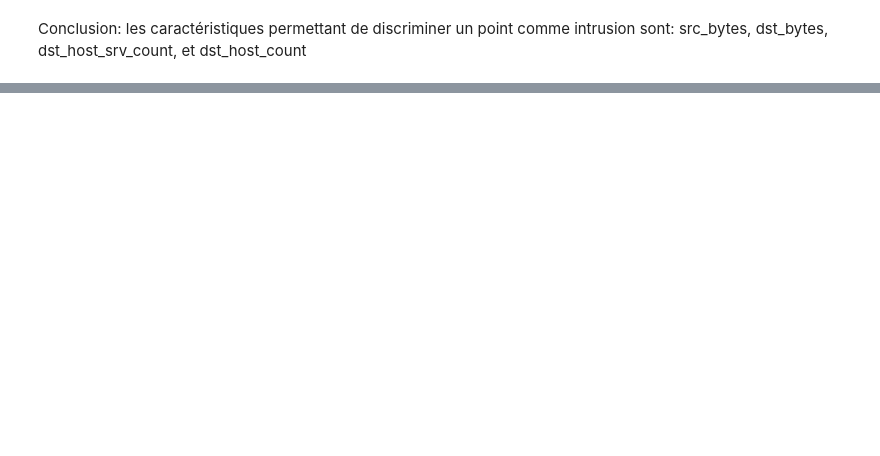
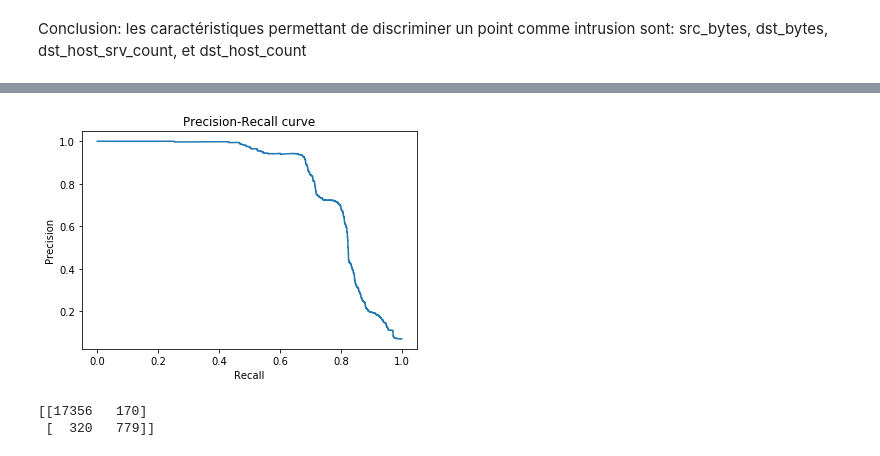
Before and after one commit to pgorisse/SIC7002, a Jupyter notebook: Neural_Network.ipynb, the cells around one changed output, grey strips where cells are left out. Drawn from its saved outputs; the diff is of its cells as text; code cells hidden in the pictures; blank space fills up the shorter version.

Commit message:
Conf. Matrix, ROC curve...

```diff
--- a/Neural_Network.ipynb
+++ b/Neural_Network.ipynb
@@ -114,7 +104,7 @@ autoencoder_seq.add(Dense(2,activation="tanh"))
 autoencoder_seq.add(Dense(int(encoding_dim/2),activation="tanh"))
 autoencoder_seq.add(Dense(encoding_dim,activation="tanh"))
 autoencoder_seq.add(Dense(input_dim,activation="tanh"))
-autoencoder_seq.compile(optimizer='adam', loss='binary_crossentropy',
+autoencoder_seq.compile(optimizer='adam', loss='mse',
              metrics=['accuracy'])
 autoencoder_seq.summary()
 
@@ -127,6 +117,6 @@ decoder = Dense(int(encoding_dim/ 2), activation='tanh')(encoder)
 decoder = Dense(int(encoding_dim), activation='tanh')(decoder)
 decoder = Dense(input_dim, activation='tanh')(decoder)
 autoencoder_func = Model(inputs=input_layer, outputs=decoder)
-autoencoder_func.compile(optimizer='adam', loss='binary_crossentropy', metrics=['accuracy'] )
+autoencoder_func.compile(optimizer='adam', loss='mse', metrics=['accuracy'] )
 autoencoder_func.summary()
 # %% [output]
@@ -150,12 +140,12 @@ _________________________________________________________________
 # %%
 # MODEL TRAINING
 
-nb_epoch = 20
+nb_epoch = 25
 batch_size = 50
 
 
 t_ini = datetime.datetime.now()
-history = autoencoder_func.fit(X_train, X_train,
+history = autoencoder_func.fit(X_train_scaled, X_train_scaled,
                         epochs=nb_epoch,
                         batch_size=batch_size,
                         validation_split=0.1,
@@ -218,6 +201,8 @@ Please replace it with a list or tuple of instances of the following types
 [interactive output not drawn]
 # %%
 # PREDICTION
+
+thresh = 0.025
 
 def line_plot(df, col):
 
@@ -238,17 +223,17 @@ def line_plot(df, col):
     fig = Figure(data = data, layout = layout)
     return fig
 
-predictions = autoencoder_func.predict(X_test)
-predictions_train = autoencoder_func.predict(X_train[:18625])
+predictions = autoencoder_func.predict(X_test_scaled)
+predictions_train = autoencoder_func.predict(X_train_scaled[:18625])
 
-mse = np.mean(np.power(X_test - predictions, 2), axis=1)
-mse_train = np.mean(np.power(X_train[18625] - predictions_train, 2), axis=1)
+mse = np.mean(np.power(X_test_scaled - predictions, 2), axis=1)
+mse_train = np.mean(np.power(X_train_scaled[:18625] - predictions_train, 2), axis=1)
 
 df_error = pd.DataFrame({'reconstruction_error': mse, 'Label': y_test,
                          'reconstruction_error_train':mse_train}, index=y_test.index)
 print(df_error.describe())
 
-outliers = df_error.index[df_error.reconstruction_error > 1000000].tolist()
+outliers = df_error.index[df_error.reconstruction_error > thresh].tolist()
 print(len(outliers))
 
 pyo.iplot(line_plot(df_error,'reconstruction_error'))
@@ -334,3 +302,16 @@ for pt in outliers[0:5]:
 [interactive output not drawn]
 # %% [markdown]
 Conclusion: les caractéristiques permettant de discriminer un point comme intrusion sont: src_bytes, dst_bytes, dst_host_srv_count, et dst_host_count
+# %%
+# ROC Curve
+
+target = [0 if e=='normal.' else 1 for e in y_test]
+predicted = [0 if e<=thresh else 1 for e in df_error['reconstruction_error']]
+
+fpr, tpr, thresholds = roc_curve(target, df_error['reconstruction_error'])
+
+plt.plot(fpr, tpr)
+plt.xlabel('False positive rate')
+plt.ylabel('True positive rate')
+plt.title('ROC curve')
+plt.show()
@@ -336,0 +320,22 @@ Conclusion: les caractéristiques permettant de discriminer un point comme intru
+# %%
+# Precision recall curve
+precision, recall, thresholds = precision_recall_curve(target, df_error['reconstruction_error'])
+
+# PLOT
+plt.plot(recall, precision)
+plt.xlabel('Recall')
+plt.ylabel('Precision')
+plt.title('Precision-Recall curve')
+plt.show()
+# %% [output]
+[figure, added]
+# %%
+# Confusion matrix
+
+np.set_printoptions(precision=2)
+
+print(confusion_matrix(target, predicted))
+plt.show()
+# %% [output]
+[[17356   170]
+ [  320   779]]
```
Also changed, not shown: parts of 8 cells of this notebook, 1 other file.
